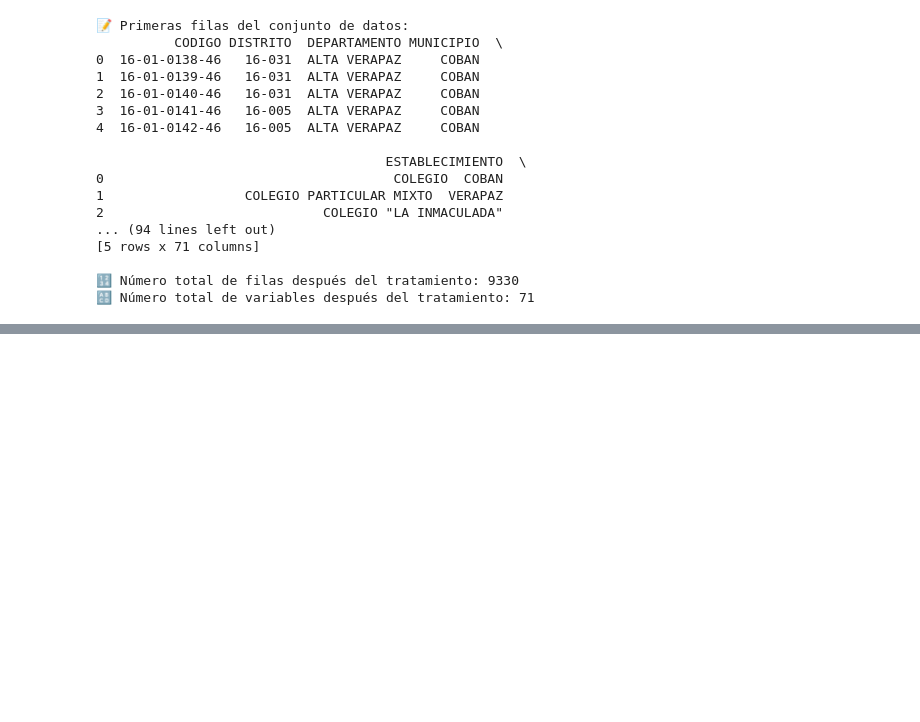
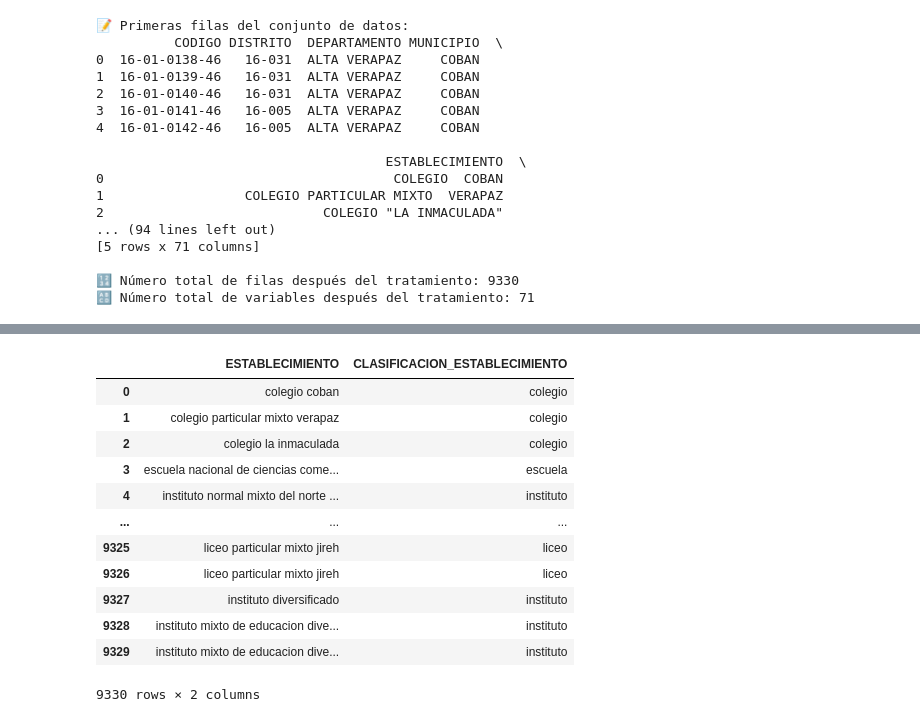
Before and after one commit to Dahernandezsilve/DataScience_Proyecto1, a Jupyter notebook: Proyecto01.ipynb, the cells around one changed output, grey strips where cells are left out. Saved outputs shown, nothing was run; the diff lists cells and outputs as text; code cells hidden in the pictures; blank space fills up the shorter version.

```diff
--- a/Proyecto01.ipynb
+++ b/Proyecto01.ipynb
@@ -396,0 +529,17 @@ print(f"🔠 Número total de variables después del tratamiento: {dataFrame.sha
+# %%
+# Mostrar todas las filas de la columna 'CLASIFICACION_ESTABLECIMIENTO'
+dataFrame[['ESTABLECIMIENTO', 'CLASIFICACION_ESTABLECIMIENTO']]
+# %% [output]
+|  | ESTABLECIMIENTO | CLASIFICACION_ESTABLECIMIENTO |
+| 0 | colegio coban | colegio |
+| 1 | colegio particular mixto verapaz | colegio |
+| 2 | colegio la inmaculada | colegio |
+| 3 | escuela nacional de ciencias come... | escuela |
+| 4 | instituto normal mixto del norte ... | instituto |
+| ... | ... | ... |
+| 9325 | liceo particular mixto jireh | liceo |
+| 9326 | liceo particular mixto jireh | liceo |
+| 9327 | instituto diversificado | instituto |
+| 9328 | instituto mixto de educacion dive... | instituto |
+| 9329 | instituto mixto de educacion dive... | instituto |
+9330 rows × 2 columns
```
Also changed, not shown: parts of 18 cells of this notebook, 1 other file.
